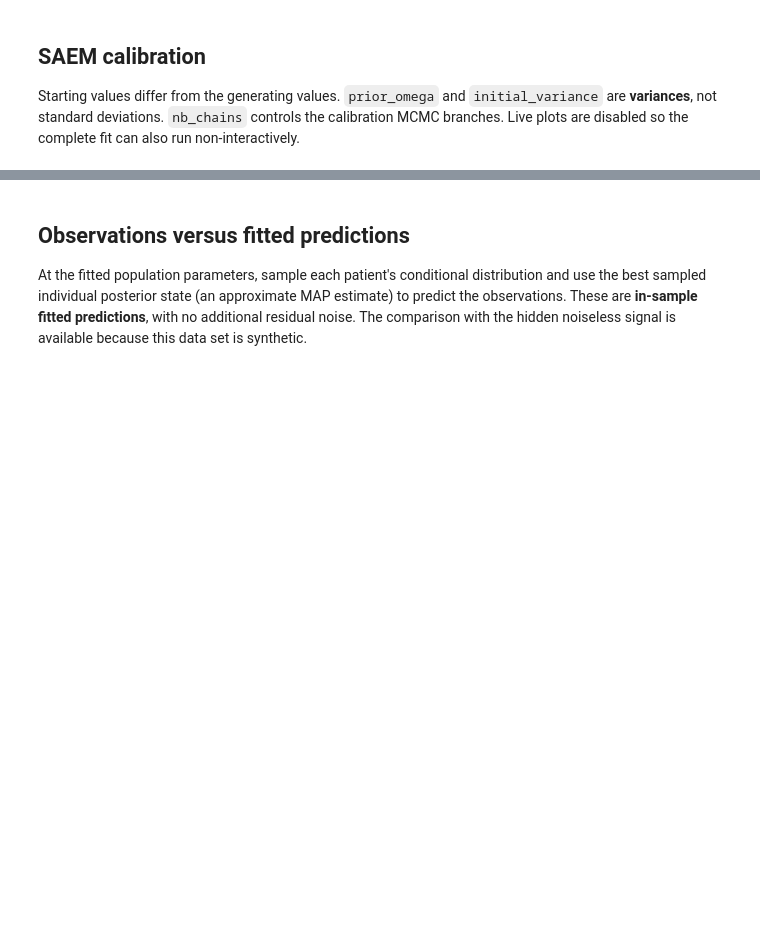
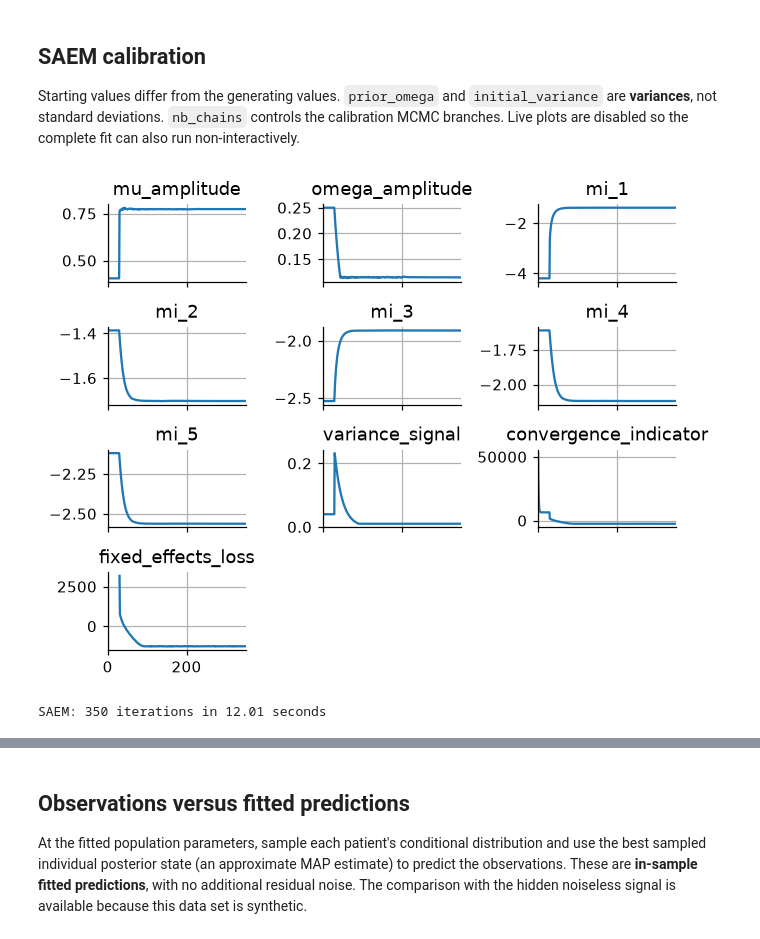
Before and after one commit to novainsilico/vpop-calibration, a Jupyter notebook: examples/benchmarking/benchmark_fixed_effects.ipynb, the cells around one changed output, grey strips where cells are left out. Drawn from its saved outputs; the diff is of its cells as text; code cells hidden in the pictures; blank space fills up the shorter version.

```diff
--- a/examples/benchmarking/benchmark_fixed_effects.ipynb
+++ b/examples/benchmarking/benchmark_fixed_effects.ipynb
@@ -109,45 +117,55 @@ display(obs_df.head())
 
 Starting values differ from the generating values. `prior_omega` and `initial_variance` are **variances**, not standard deviations. `nb_chains` controls the calibration MCMC branches. Live plots are disabled so the complete fit can also run non-interactively.
 # %%
-INITIAL_MI = dict(zip(MI_NAMES, [0.015, 0.25, 0.08, 0.20, 0.12]))
 model_params = {
     "pdu": {"amplitude": {"prior": 1.5, "prior_omega": 0.5**2}},
-    "model_intrinsic": {name: {"prior": value} for name, value in INITIAL_MI.items()},
+    "model_intrinsic": {
+        "mi_1": {"prior": 0.015, "step_scale": 1},
+        "mi_2": {"prior": 0.25, "step_scale": 1},
+        "mi_3": {"prior": 0.08, "step_scale": 1},
+        "mi_4": {"prior": 0.20, "step_scale": 1},
+        "mi_5": {"prior": 0.12, "step_scale": 1},
+    },
     "error_model": {"signal": {"error_type": "additive", "initial_variance": 0.2**2}},
 }
 
 config = Config(
     seed=CALIBRATION_SEED,
-    nlme=NlmeConfigDict(nb_chains=1, live_plot=False, progress_bar=False),
+    nlme=NlmeConfigDict(nb_chains=5, live_plot=False, progress_bar=False),
     saem=SaemConfigDict(
         nb_iter_burnin=30,
-        nb_iter_learning=120,
+        nb_iter_learning=170,
         nb_iter_smoothing=150,
         nb_mcmc_transitions=3,
-        fixed_effects_nb_iter=5,
-        fixed_effects_lr=0.02,
+        annealing_factor=0.95,
+        fixed_effects_lr=1e-1,
         fixed_effects_grad_scale=1e-3,
-        learning_rate_power=0.7,
+        learning_rate_power=0.5,
         live_plot=True,
         progress_bars=True,
         logging=False,
+        fixed_effects_patient_batch_size=None,
+        fixed_effects_preconditioner="fisher",
     ),
 )
 
 nlme_model = NlmeModel(
     structural_model=struct_model,
     df=obs_df,
     input_params=model_params,
     config=config,
 )
 model = nlme_model.statistical_model
 assert model.nb_pdu == 1 and model.nb_mi == 5
 
 started = perf_counter()
 nlme_model.optimizer.run()
 calibration_seconds = perf_counter() - started
 history = nlme_model.optimizer.history.copy()
 print(f"SAEM: {len(history)} iterations in {calibration_seconds:.2f} seconds")
+# %% [output]
+[figure, added]
+SAEM: 350 iterations in 12.01 seconds
 # %%
 # Convert the estimated parameters back to the physical scale.
 mi_full_tensor = torch.unsqueeze(torch.unsqueeze(model.log_mi, 0), 0)
```
Also changed, not shown: parts of 6 cells of this notebook, 6 other files.
